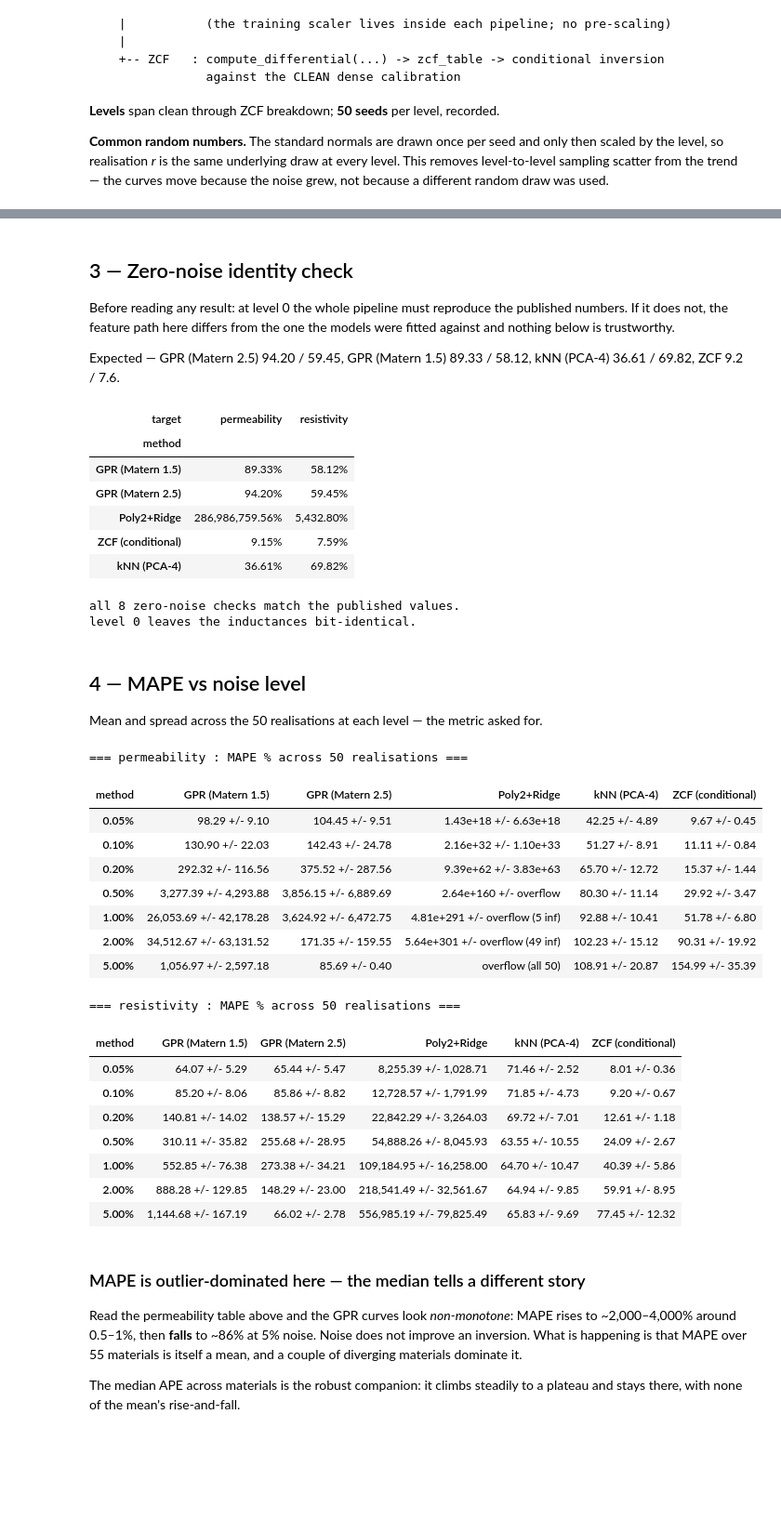
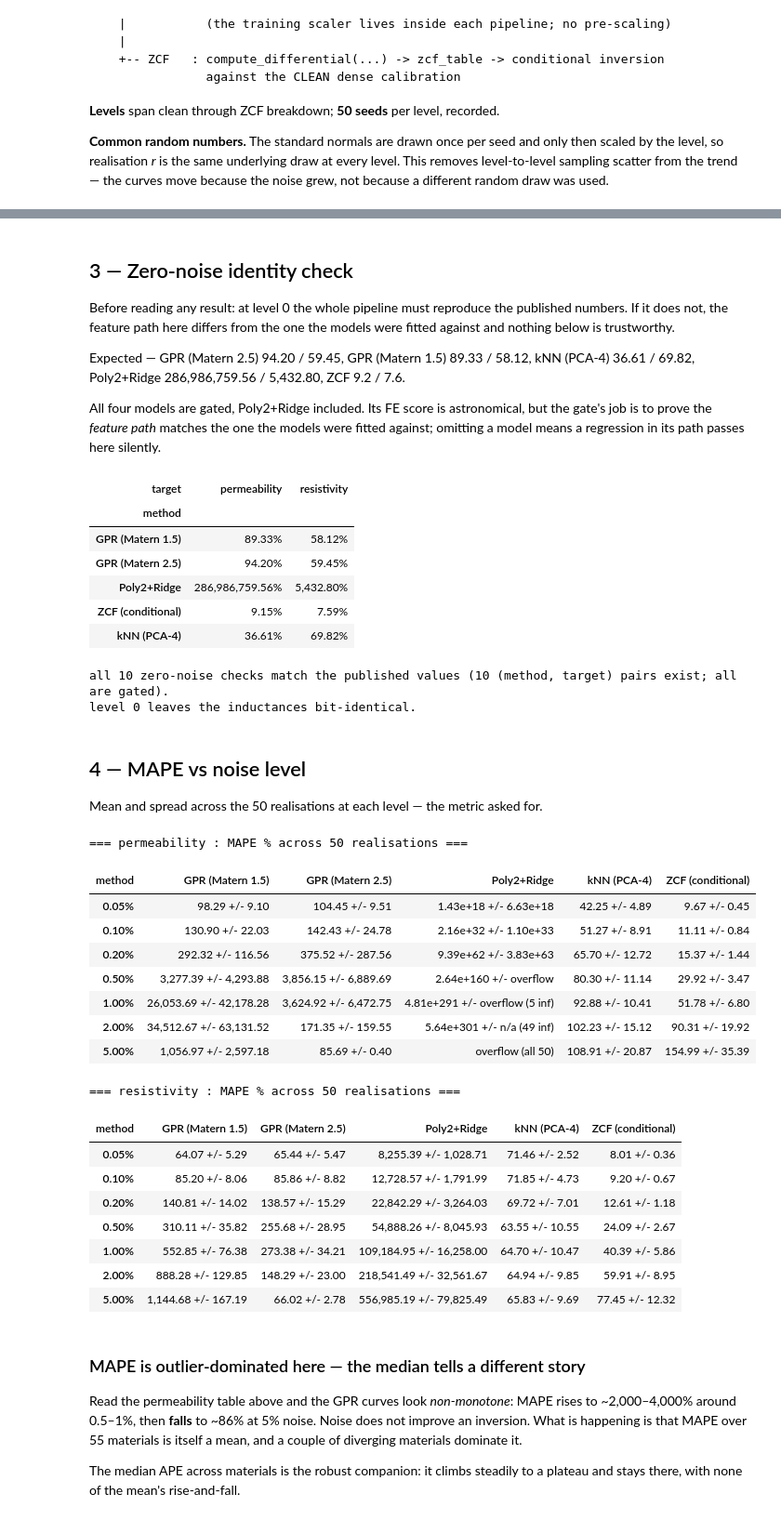
Before and after one commit to Benn800/ect-inversion, a Jupyter notebook: notebooks/robustness/02_noise.ipynb, the cells around one changed output, grey strips where cells are left out. Shown at 93% size. Saved outputs shown, nothing was run; the diff lists cells and outputs as text; code cells hidden in the pictures; blank space fills up the shorter version.

```diff
--- a/notebooks/robustness/02_noise.ipynb
+++ b/notebooks/robustness/02_noise.ipynb
@@ -235,23 +269,33 @@ numbers. If it does not, the feature path here differs from the one the models w
 against and nothing below is trustworthy.
 
 Expected — GPR (Matern 2.5) 94.20 / 59.45, GPR (Matern 1.5) 89.33 / 58.12,
-kNN (PCA-4) 36.61 / 69.82, ZCF 9.2 / 7.6.
+kNN (PCA-4) 36.61 / 69.82, Poly2+Ridge 286,986,759.56 / 5,432.80, ZCF 9.2 / 7.6.
+
+All four models are gated, Poly2+Ridge included. Its FE score is astronomical, but the
+gate's job is to prove the *feature path* matches the one the models were fitted against;
+omitting a model means a regression in its path passes here silently.
 # %%
 zero = pd.DataFrame(run(0.0, 0)).set_index(['method', 'target'])['mape'].unstack()
 display(zero.style.format('{:,.2f}%'))
 
-EXPECTED = {('GPR (Matern 2.5)', 'permeability'): 94.20,
-            ('GPR (Matern 2.5)', 'resistivity'):  59.45,
-            ('GPR (Matern 1.5)', 'permeability'): 89.33,
-            ('GPR (Matern 1.5)', 'resistivity'):  58.12,
-            ('kNN (PCA-4)',      'permeability'): 36.61,
-            ('kNN (PCA-4)',      'resistivity'):  69.82,
-            ('ZCF (conditional)','permeability'):  9.2,
-            ('ZCF (conditional)','resistivity'):   7.6}
+# Every figure below is dense_models.ipynb Block 6 (FE test, overall MAPE), except the two
+# ZCF values which are zcf_baseline/01_zcf.ipynb. Poly2+Ridge is gated on the same terms as
+# the rest: the check is on the feature path, not on whether the model is any good.
+EXPECTED = {('GPR (Matern 2.5)', 'permeability'):          94.20,
+            ('GPR (Matern 2.5)', 'resistivity'):           59.45,
+            ('GPR (Matern 1.5)', 'permeability'):          89.33,
+            ('GPR (Matern 1.5)', 'resistivity'):           58.12,
+            ('kNN (PCA-4)',      'permeability'):          36.61,
+            ('kNN (PCA-4)',      'resistivity'):           69.82,
+            ('Poly2+Ridge',      'permeability'): 286_986_759.56,
+            ('Poly2+Ridge',      'resistivity'):        5_432.80,
+            ('ZCF (conditional)','permeability'):           9.2,
+            ('ZCF (conditional)','resistivity'):            7.6}
 for (m, t), exp in EXPECTED.items():
     got = zero.loc[m, t]
     assert abs(got - exp) < 0.05 * max(exp, 1), f'{m}/{t}: got {got:.2f}, expected {exp}'
-print(f'all {len(EXPECTED)} zero-noise checks match the published values.')
+print(f'all {len(EXPECTED)} zero-noise checks match the published values '
+      f'({zero.shape[0] * zero.shape[1]} (method, target) pairs exist; all are gated).')
 
 pert0 = perturb_inductance(fe_long, 0.0, 123)
 assert all(np.array_equal(fe_long[c].to_numpy(), pert0[c].to_numpy()) for c in COIL_COLS)
@@ -264,7 +308,7 @@ print('level 0 leaves the inductances bit-identical.')
 | Poly2+Ridge | 286,986,759.56% | 5,432.80% |
 | ZCF (conditional) | 9.15% | 7.59% |
 | kNN (PCA-4) | 36.61% | 69.82% |
-all 8 zero-noise checks match the published values.
+all 10 zero-noise checks match the published values (10 (method, target) pairs exist; all are gated).
 level 0 leaves the inductances bit-identical.
 # %% [markdown]
 ## 4 — MAPE vs noise level
@@ -286,39 +330,51 @@ def _num(v):
     # Poly2+Ridge reaches ~1e291 before overflowing. Formatted with {:,.2f} that is a
     # 290-digit string, which pandas then truncates at max_colwidth=50 -- silently eating
     # the '(N inf)' annotation appended after it. Switch to scientific notation instead.
+    #
+    # NaN and inf are DIFFERENT events and must not both print as 'overflow'. A NaN std
+    # means the statistic does not exist -- only one realisation survived the inf filter,
+    # so there is nothing to take a spread over. An infinite std means it genuinely
+    # overflowed. Printing 'overflow' for the first reads as a statement about the data.
+    if isinstance(v, float) and np.isnan(v):
+        return 'n/a'
     if not np.isfinite(v):
         return 'overflow'
     return f'{v:,.2f}' if abs(v) < 1e6 else f'{v:.2e}'
 
 def fmt_table(target, col):
     a = agg(target, col)
     mean = a.pivot(index='level', columns='method', values='mean')[ORDER]
     sd   = a.pivot(index='level', columns='method', values='std')[ORDER]
-    bad  = (RES[RES.target == target].assign(b=~np.isfinite(RES.mape))
+    # Count the infinities of the column ACTUALLY being tabulated. Hardcoding RES.mape
+    # here regardless of `col` annotated the median-APE tables with MAPE's overflow
+    # counts, and the two differ sharply: at 5% noise all 50 MAPE values are infinite
+    # while NONE of the 50 median-APE values are, so the median table read '(50 inf)'
+    # beside a finite mean computed from 50 finite numbers.
+    bad  = (RES[RES.target == target].assign(b=~np.isfinite(RES[col]))
             .groupby(['method', 'level']).b.sum().unstack().T.reindex(columns=ORDER))
     show = mean.copy().astype(object)
     for c in mean.columns:
         for i in mean.index:
             nb = int(bad.loc[i, c]) if c in bad.columns else 0
             v  = mean.loc[i, c]
-            show.loc[i, c] = ('overflow (all 50)' if not np.isfinite(v) else
+            show.loc[i, c] = (f'overflow (all {len(SEEDS)})' if not np.isfinite(v) else
                               f'{_num(v)} +/- {_num(sd.loc[i, c])}' +
                               (f'  ({nb} inf)' if nb else ''))
     show.index = [f'{l:.2%}' for l in show.index]
     return show
 
 for target in ['permeability', 'resistivity']:
     print(f'=== {target} : MAPE % across {len(SEEDS)} realisations ===')
     display(fmt_table(target, 'mape'))
 # %% [output]
 === permeability : MAPE % across 50 realisations ===
 | method | GPR (Matern 1.5) | GPR (Matern 2.5) | Poly2+Ridge | kNN (PCA-4) | ZCF (conditional) |
 | 0.05% | 98.29 +/- 9.10 | 104.45 +/- 9.51 | 1.43e+18 +/- 6.63e+18 | 42.25 +/- 4.89 | 9.67 +/- 0.45 |
 | 0.10% | 130.90 +/- 22.03 | 142.43 +/- 24.78 | 2.16e+32 +/- 1.10e+33 | 51.27 +/- 8.91 | 11.11 +/- 0.84 |
 | 0.20% | 292.32 +/- 116.56 | 375.52 +/- 287.56 | 9.39e+62 +/- 3.83e+63 | 65.70 +/- 12.72 | 15.37 +/- 1.44 |
 | 0.50% | 3,277.39 +/- 4,293.88 | 3,856.15 +/- 6,889.69 | 2.64e+160 +/- overflow | 80.30 +/- 11.14 | 29.92 +/- 3.47 |
 | 1.00% | 26,053.69 +/- 42,178.28 | 3,624.92 +/- 6,472.75 | 4.81e+291 +/- overflow (5 inf) | 92.88 +/- 10.41 | 51.78 +/- 6.80 |
-| 2.00% | 34,512.67 +/- 63,131.52 | 171.35 +/- 159.55 | 5.64e+301 +/- overflow (49 inf) | 102.23 +/- 15.12 | 90.31 +/- 19.92 |
+| 2.00% | 34,512.67 +/- 63,131.52 | 171.35 +/- 159.55 | 5.64e+301 +/- n/a (49 inf) | 102.23 +/- 15.12 | 90.31 +/- 19.92 |
 | 5.00% | 1,056.97 +/- 2,597.18 | 85.69 +/- 0.40 | overflow (all 50) | 108.91 +/- 20.87 | 154.99 +/- 35.39 |
 === resistivity : MAPE % across 50 realisations ===
 | method | GPR (Matern 1.5) | GPR (Matern 2.5) | Poly2+Ridge | kNN (PCA-4) | ZCF (conditional) |
```
Also changed, not shown: parts of 8 cells of this notebook, 4 other files.
